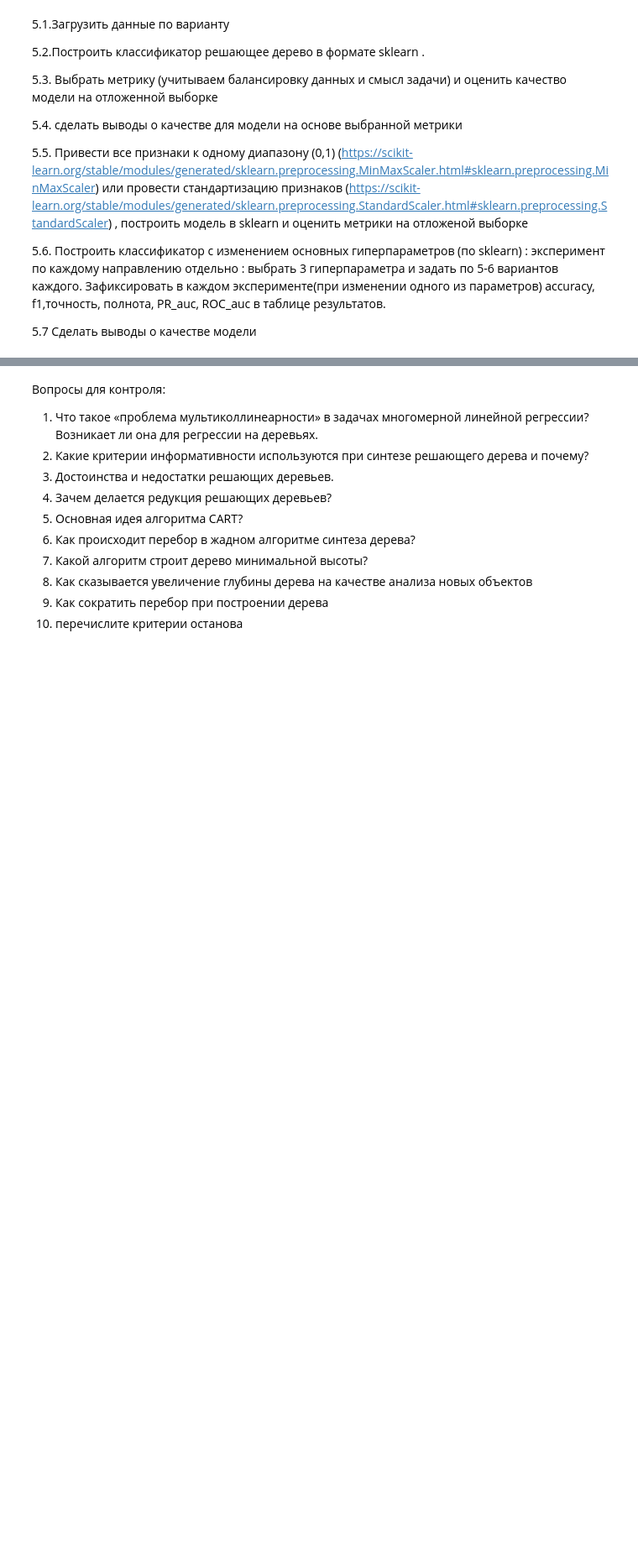
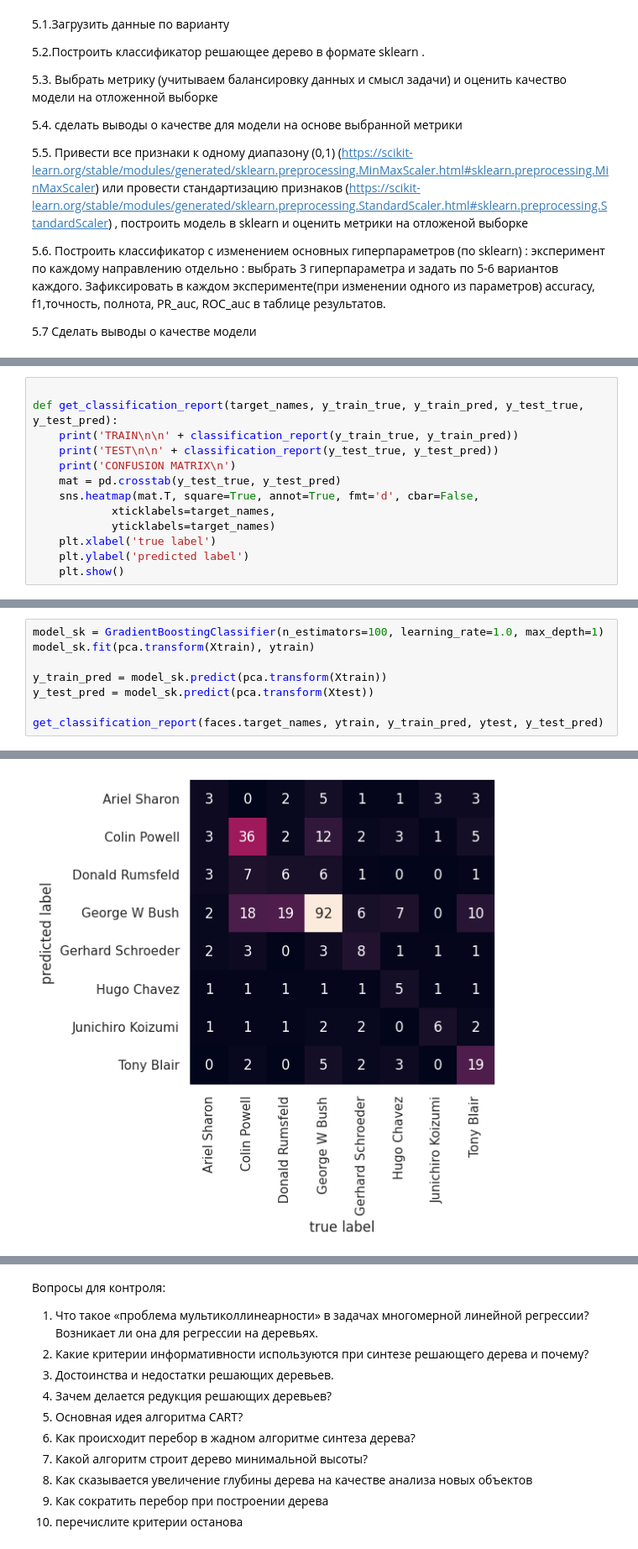
Before and after one commit to mkorlyakova/MSTU-courses, a Jupyter notebook: ML magister/8/ML_lab4.ipynb, the cells around one changed output, grey strips where cells are left out. Shown at 84% size. Drawn from its saved outputs; the diff is of its cells as text; blank space fills up the shorter version.

```diff
--- a/ML magister/8/ML_lab4.ipynb
+++ b/ML magister/8/ML_lab4.ipynb
@@ -633,0 +834,13 @@ V5 = sklearn.datasets.make_blobs(n_samples=1000, centers=2, n_features=5, random
+# %%
+
+def get_classification_report(target_names, y_train_true, y_train_pred, y_test_true, y_test_pred):
+    print('TRAIN\n\n' + classification_report(y_train_true, y_train_pred))
+    print('TEST\n\n' + classification_report(y_test_true, y_test_pred))
+    print('CONFUSION MATRIX\n')
+    mat = pd.crosstab(y_test_true, y_test_pred)
+    sns.heatmap(mat.T, square=True, annot=True, fmt='d', cbar=False,
+            xticklabels=target_names,
+            yticklabels=target_names)
+    plt.xlabel('true label')
+    plt.ylabel('predicted label')
+    plt.show()
@@ -633,0 +877,9 @@ V5 = sklearn.datasets.make_blobs(n_samples=1000, centers=2, n_features=5, random
+# %%
+model_sk = GradientBoostingClassifier(n_estimators=100, learning_rate=1.0, max_depth=1)
+model_sk.fit(pca.transform(Xtrain), ytrain)
+
+y_train_pred = model_sk.predict(pca.transform(Xtrain))
+y_test_pred = model_sk.predict(pca.transform(Xtest))
+
+get_classification_report(faces.target_names, ytrain, y_train_pred, ytest, y_test_pred)
+# %% [output]
@@ -633,0 +903 @@ V5 = sklearn.datasets.make_blobs(n_samples=1000, centers=2, n_features=5, random
+[figure, added]
```
Also changed, not shown: parts of 40 cells of this notebook.
